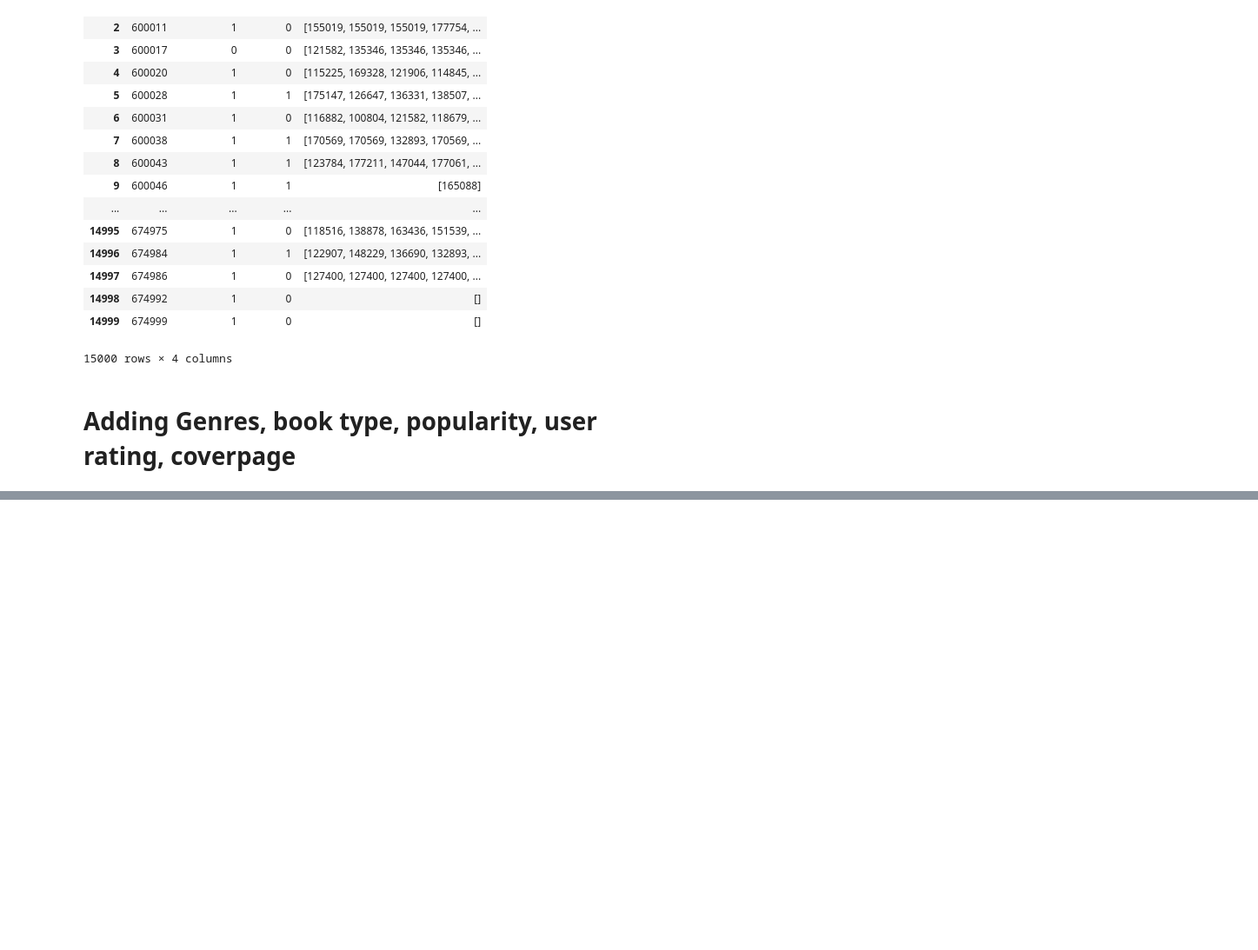
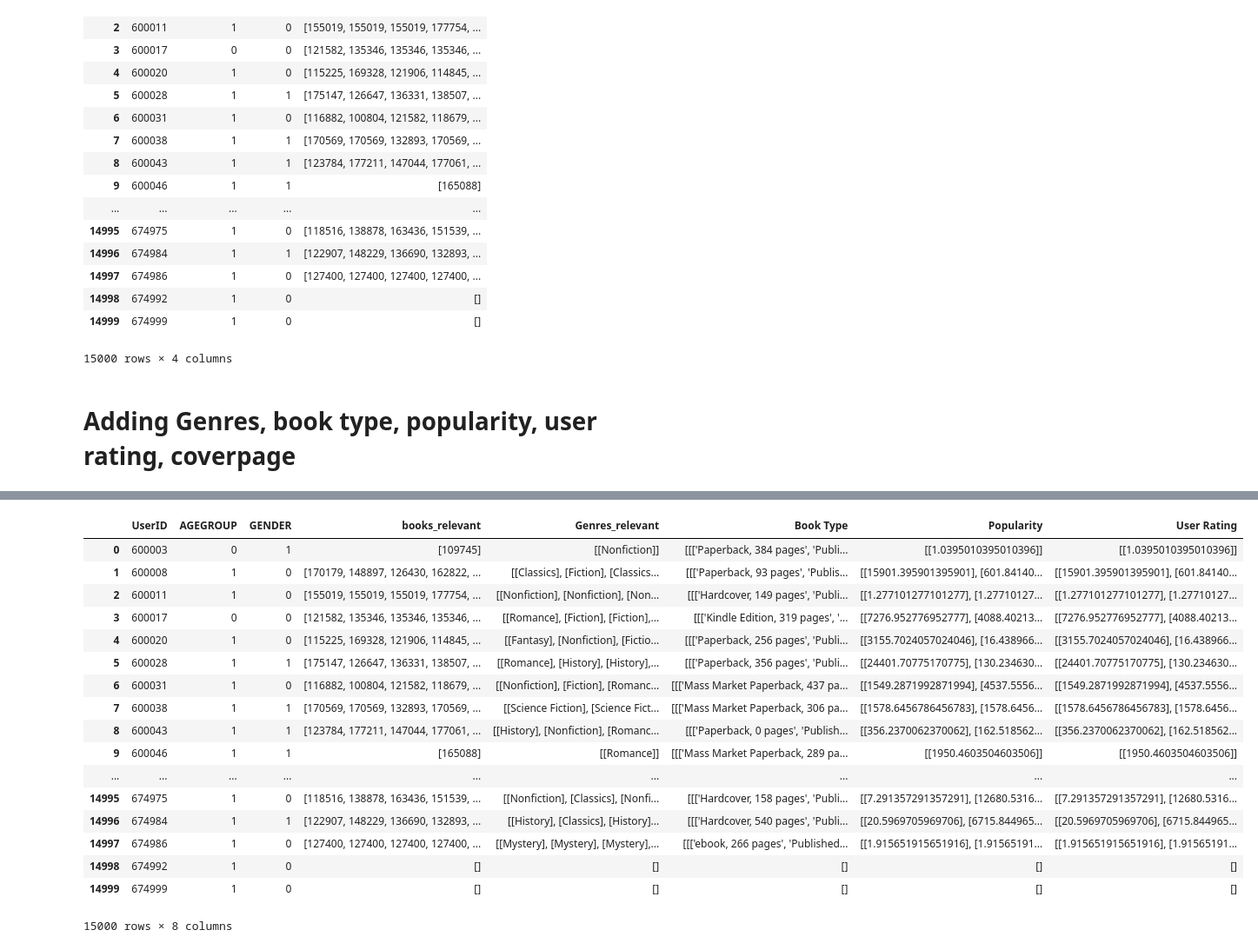
Before and after one commit to praneeth7894/Projects, a Jupyter notebook: BibliothecaModelingData/BibliothecaModelingData.ipynb, the cells around one changed output, grey strips where cells are left out. Shown: that part at 87% size. Drawn from its saved outputs; the diff is of its cells as text; code cells hidden in the pictures; blank space fills up the shorter version.

```diff
--- a/BibliothecaModelingData/BibliothecaModelingData.ipynb
+++ b/BibliothecaModelingData/BibliothecaModelingData.ipynb
@@ -190,0 +167,40 @@ users_list.head()
+# %%
+popularity=[]
+popularity_buffer=[]
+for i in range(15000):
+    temp=[]
+    temp=books_bought[i]
+    length=len(temp)
+    temp2=[]
+    #print(length)
+    if length==0:
+        popularity_temp=[]
+    else:
+        for j in range(length):
+            popularity_buffer=train_data.loc[train_data['BookID'] == temp[j]]
+            temp2.append(popularity_buffer['Popularity'].values)
+            popularity_temp=[list(i) for i in temp2]
+
+    popularity.append(popularity_temp)
+# %%
+users_list['Popularity']=popularity
+# %%
+rating=[]
+rating=[]
+for i in range(15000):
+    temp=[]
+    temp=books_bought[i]
+    length=len(temp)
+    temp2=[]
+    #print(length)
+    if length==0:
+        rating_temp=[]
+    else:
+        for j in range(length):
+            rating_buffer=train_data.loc[train_data['BookID'] == temp[j]]
+            temp2.append(rating_buffer['Popularity'].values)
+            rating_temp=[list(i) for i in temp2]
+
+    rating.append(rating_temp)
+# %%
+users_list['User Rating']=rating
@@ -190,0 +218,21 @@ users_list.head()
+# %%
+users_list
+# %% [output]
+|  | UserID | AGEGROUP | GENDER | books_relevant | Genres_relevant | Book Type | Popularity | User Rating |
+| 0 | 600003 | 0 | 1 | [109745] | [[Nonfiction]] | [[['Paperback, 384 pages', 'Publi... | [[1.0395010395010396]] | [[1.0395010395010396]] |
+| 1 | 600008 | 1 | 0 | [170179, 148897, 126430, 162822, ... | [[Classics], [Fiction], [Classics... | [[['Paperback, 93 pages', 'Publis... | [[15901.395901395901], [601.84140... | [[15901.395901395901], [601.84140... |
+| 2 | 600011 | 1 | 0 | [155019, 155019, 155019, 177754, ... | [[Nonfiction], [Nonfiction], [Non... | [[['Hardcover, 149 pages', 'Publi... | [[1.277101277101277], [1.27710127... | [[1.277101277101277], [1.27710127... |
+| 3 | 600017 | 0 | 0 | [121582, 135346, 135346, 135346, ... | [[Romance], [Fiction], [Fiction],... | [[['Kindle Edition, 319 pages', '... | [[7276.952776952777], [4088.40213... | [[7276.952776952777], [4088.40213... |
+| 4 | 600020 | 1 | 0 | [115225, 169328, 121906, 114845, ... | [[Fantasy], [Nonfiction], [Fictio... | [[['Paperback, 256 pages', 'Publi... | [[3155.7024057024046], [16.438966... | [[3155.7024057024046], [16.438966... |
+| 5 | 600028 | 1 | 1 | [175147, 126647, 136331, 138507, ... | [[Romance], [History], [History],... | [[['Paperback, 356 pages', 'Publi... | [[24401.70775170775], [130.234630... | [[24401.70775170775], [130.234630... |
+| 6 | 600031 | 1 | 0 | [116882, 100804, 121582, 118679, ... | [[Nonfiction], [Fiction], [Romanc... | [[['Mass Market Paperback, 437 pa... | [[1549.2871992871994], [4537.5556... | [[1549.2871992871994], [4537.5556... |
+| 7 | 600038 | 1 | 1 | [170569, 170569, 132893, 170569, ... | [[Science Fiction], [Science Fict... | [[['Mass Market Paperback, 306 pa... | [[1578.6456786456783], [1578.6456... | [[1578.6456786456783], [1578.6456... |
+| 8 | 600043 | 1 | 1 | [123784, 177211, 147044, 177061, ... | [[History], [Nonfiction], [Romanc... | [[['Paperback, 0 pages', 'Publish... | [[356.2370062370062], [162.518562... | [[356.2370062370062], [162.518562... |
+| 9 | 600046 | 1 | 1 | [165088] | [[Romance]] | [[['Mass Market Paperback, 289 pa... | [[1950.4603504603506]] | [[1950.4603504603506]] |
+| ... | ... | ... | ... | ... | ... | ... | ... | ... |
+| 14995 | 674975 | 1 | 0 | [118516, 138878, 163436, 151539, ... | [[Nonfiction], [Classics], [Nonfi... | [[['Hardcover, 158 pages', 'Publi... | [[7.291357291357291], [12680.5316... | [[7.291357291357291], [12680.5316... |
+| 14996 | 674984 | 1 | 1 | [122907, 148229, 136690, 132893, ... | [[History], [Classics], [History]... | [[['Hardcover, 540 pages', 'Publi... | [[20.5969705969706], [6715.844965... | [[20.5969705969706], [6715.844965... |
+| 14997 | 674986 | 1 | 0 | [127400, 127400, 127400, 127400, ... | [[Mystery], [Mystery], [Mystery],... | [[['ebook, 266 pages', 'Published... | [[1.915651915651916], [1.91565191... | [[1.915651915651916], [1.91565191... |
+| 14998 | 674992 | 1 | 0 | [] | [] | [] | [] | [] |
+| 14999 | 674999 | 1 | 0 | [] | [] | [] | [] | [] |
+15000 rows × 8 columns
```
Also changed, not shown: parts of 11 cells of this notebook, 2 other files.
